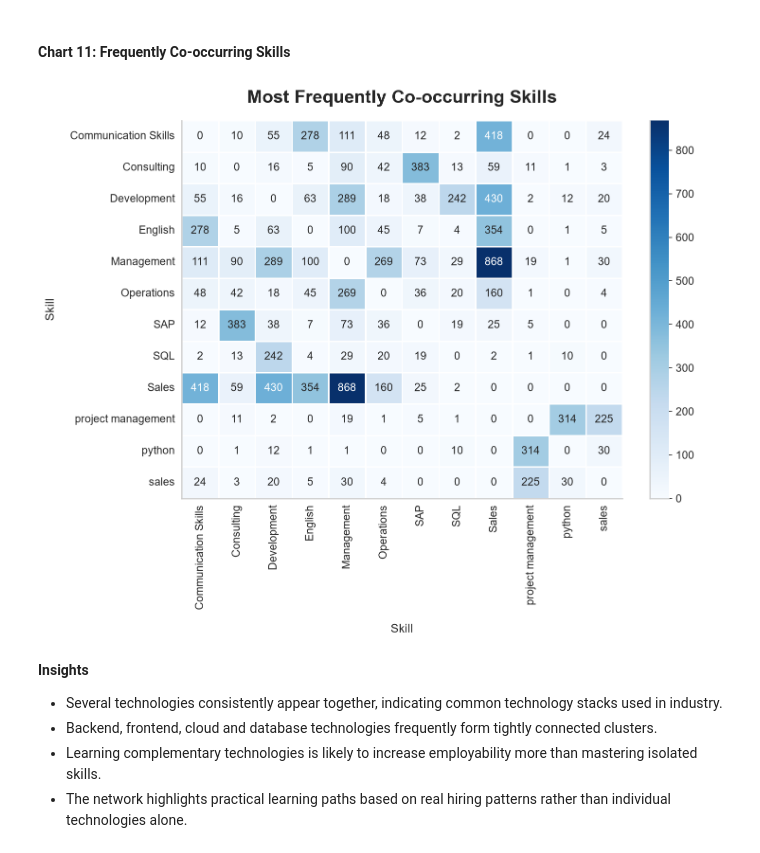
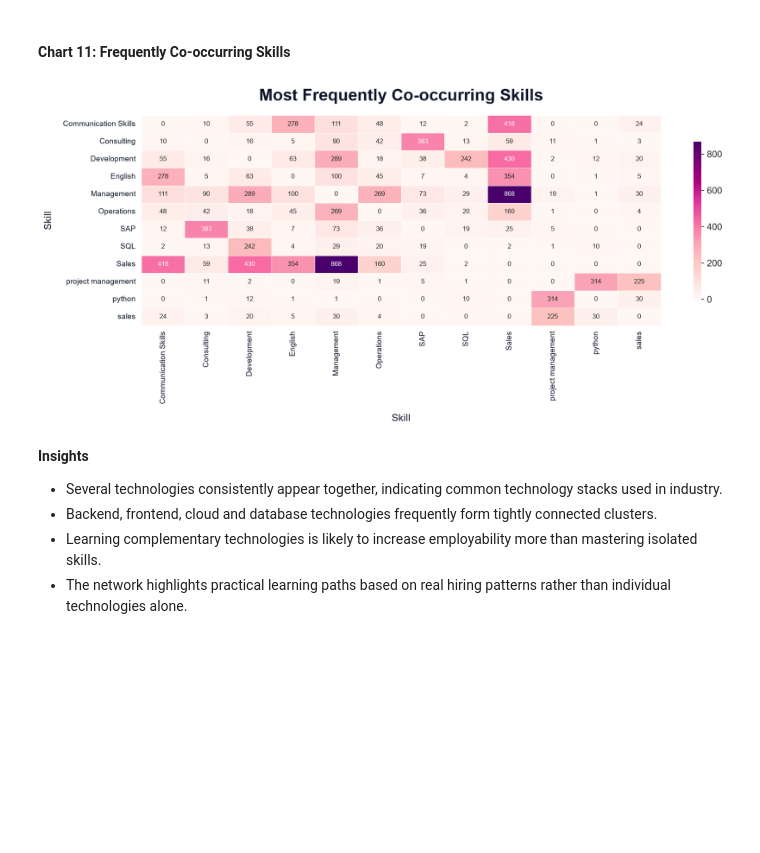
Before and after one commit to kanan-preet-kaur/jobscope-india, a Jupyter notebook: notebooks/03_exploratory_data_analysis.ipynb, the cells around one changed output. Drawn from its saved outputs; the diff is of its cells as text; code cells hidden in the pictures; blank space fills up the shorter version.

Commit message:
refactor: redesign EDA visualizations using Plotly Express with improved theme and styling

```diff
--- a/notebooks/03_exploratory_data_analysis.ipynb
+++ b/notebooks/03_exploratory_data_analysis.ipynb
@@ -662,40 +873,64 @@ pair_df = pair_df[
 
 co_matrix = pd.pivot_table(
     pair_df,
     values="Count",
     index="Skill1",
     columns="Skill2",
     fill_value=0
 )
 
 co_matrix = co_matrix.add(co_matrix.T, fill_value=0)
 
 for skill in co_matrix.index:
     co_matrix.loc[skill, skill] = 0
 
-fig, ax = plt.subplots(figsize=(10, 8), dpi=150)
+fig, ax = plt.subplots(figsize=(13, 6), dpi=150)
 
 sns.heatmap(
     co_matrix,
-    cmap="Blues",
+    cmap="RdPu",
     annot=True,
     fmt=".0f",
-    linewidths=0.5,
+    annot_kws={"size": 8},
+    linewidths=0.4,
     linecolor="white",
+    cbar_kws={"shrink": 0.75},
+    square=False,
     ax=ax
 )
 
-style_plot(
-    ax,
+ax.set_title(
     "Most Frequently Co-occurring Skills",
+    fontsize=20,
+    fontweight="bold",
+    pad=18,
+    color=TEXT
+)
+
+ax.set_xlabel(
     "Skill",
-    "Skill"
+    fontsize=12,
+    labelpad=12,
+    color=TEXT
+)
+
+ax.set_ylabel(
+    "Skill",
+    fontsize=12,
+    labelpad=12,
+    color=TEXT
+)
+
+ax.tick_params(
+    axis="both",
+    labelsize=9,
+    colors=TEXT
 )
 
 plt.tight_layout()
 plt.show()
 # %% [output]
-[figure, old version]
+[figure, new version]
 # %% [markdown]
 **Insights**
 
```
Also changed, not shown: parts of 16 cells of this notebook.
